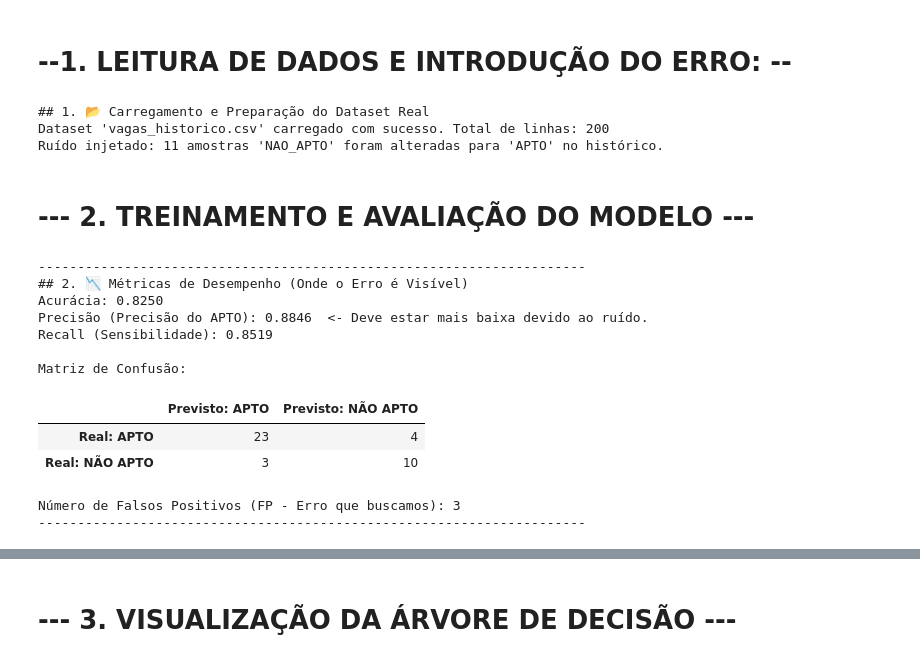
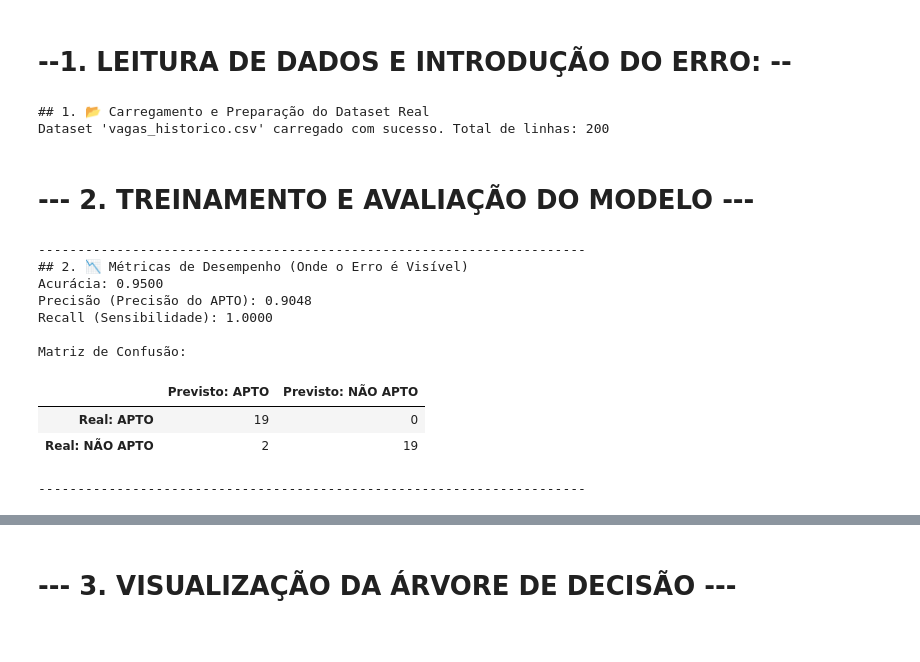
Before and after one commit to hrslv-dev/A3-IA, a Jupyter notebook: decision_tree_work-1.ipynb, the cells around one changed output, grey strips where cells are left out. Drawn from its saved outputs; the diff is of its cells as text; code cells hidden in the pictures.

```diff
--- a/decision_tree_work-1.ipynb
+++ b/decision_tree_work-1.ipynb
@@ -22,7 +21,7 @@ PERCENTUAL_RUIDO_FP = 0.15 # 15% das amostras 'NAO_APTO' serão forçadas a 'APT
 print("## 1. 📂 Carregamento e Preparação do Dataset Real")
 
 try:
-    # Tenta ler o arquivo CSV
+    # Tenta ler o arquivo CSV (que agora NÃO tem 'Exp_Anos')
     df_historico = pd.read_csv(FILE_NAME)
     print(f"Dataset '{FILE_NAME}' carregado com sucesso. Total de linhas: {len(df_historico)}")
 except FileNotFoundError:
@@ -31,35 +30,27 @@ except FileNotFoundError:
     # Se o CSV não existir, gera um dataset simulado como fallback
     np.random.seed(42)
     n_samples = 150
+
+    # 🚨 ALTERAÇÃO: Dataset simulado sem 'Exp_Anos'
     df_historico = pd.DataFrame({
-        'Exp_Anos': np.random.randint(0, 12, n_samples),
         'Ingles_Avancado': np.random.randint(0, 2, n_samples),
         'Conhece_Python': np.random.randint(0, 2, n_samples),
         'Tem_Cloud': np.random.randint(0, 2, n_samples),
     })
-    # Cria uma regra de resultado inicial para o dataset simulado
+
+    # 🚨 ALTERAÇÃO: Nova lógica de resultado sem 'Exp_Anos'
+    # Lógica: É APTO se (Inglês E Python) OU (Cloud E Python) OU (Inglês E Cloud)
     df_historico['Resultado'] = np.where(
-        ((df_historico['Exp_Anos'] >= 5) & (df_historico['Conhece_Python'] == 1)) |
-        ((df_historico['Exp_Anos'] >= 8) & (df_historico['Tem_Cloud'] == 1)),
+        ((df_historico['Ingles_Avancado'] == 1) & (df_historico['Conhece_Python'] == 1)) |
+        ((df_historico['Tem_Cloud'] == 1) & (df_historico['Conhece_Python'] == 1)) |
+        ((df_historico['Ingles_Avancado'] == 1) & (df_historico['Tem_Cloud'] == 1)),
         'APTO',
         'NAO_APTO'
     )
 
-# --- INJECÇÃO DE RUÍDO (Simulando Falsos Positivos Históricos) ---
-# Altera aleatoriamente algumas amostras de 'NAO_APTO' para 'APTO'.
-# Isso simula um histórico onde o recrutador contratou pessoas que não estavam
-# tecnicamente aptas, ensinando o modelo a ser mais 'otimista' (propenso a FP).
-
-df_nao_apto = df_historico[df_historico['Resultado'] == 'NAO_APTO']
-n_ruido = int(len(df_nao_apto) * PERCENTUAL_RUIDO_FP)
-indices_ruido = df_nao_apto.sample(n=n_ruido, random_state=42).index
-
-df_historico.loc[indices_ruido, 'Resultado'] = 'APTO' # Injeta o Falso Positivo no dataset de treino
-
-print(f"Ruído injetado: {n_ruido} amostras 'NAO_APTO' foram alteradas para 'APTO' no histórico.")
-
-# Variáveis (Features) e Alvo (Target)
-X = df_historico[['Exp_Anos', 'Ingles_Avancado', 'Conhece_Python', 'Tem_Cloud']]
+    # Variáveis (Features) e Alvo (Target)
+# 🚨 ALTERAÇÃO: Remove 'Exp_Anos' da lista de features de treinamento (X)
+X = df_historico[['Ingles_Avancado', 'Conhece_Python', 'Tem_Cloud']]
 y = df_historico['Resultado']
 feature_names = list(X.columns)
 class_names = ['APTO', 'NAO_APTO']
@@ -71,44 +62,38 @@ X_train, X_test, y_train, y_test = train_test_split(
 # %% [output]
 ## 1. 📂 Carregamento e Preparação do Dataset Real
 Dataset 'vagas_historico.csv' carregado com sucesso. Total de linhas: 200
-Ruído injetado: 11 amostras 'NAO_APTO' foram alteradas para 'APTO' no histórico.
 # %% [markdown]
 # --- 2. TREINAMENTO E AVALIAÇÃO DO MODELO ---
 # %%
 clf = DecisionTreeClassifier(max_depth=4, random_state=42)
-clf.fit(X_train, y_train)
+clf.fit(X_train, y_train) # Modelo treinado sem 'Exp_Anos'
 
 print("-" * 70)
 print("## 2. 📉 Métricas de Desempenho (Onde o Erro é Visível)")
 
+# O restante das métricas funciona normalmente
 y_pred = clf.predict(X_test)
 acuracia = accuracy_score(y_test, y_pred)
-# Ajuste de erro: Se o modelo é 'otimista', esperamos Precisão mais baixa (mais Falsos Positivos)
 precision = precision_score(y_test, y_pred, pos_label='APTO', zero_division=0)
 recall = recall_score(y_test, y_pred, pos_label='APTO', zero_division=0)
 cm = confusion_matrix(y_test, y_pred, labels=['APTO', 'NAO_APTO'])
 
 print(f"Acurácia: {acuracia:.4f}")
-print(f"Precisão (Precisão do APTO): {precision:.4f}  <- Deve estar mais baixa devido ao ruído.")
+print(f"Precisão (Precisão do APTO): {precision:.4f} ")
 print(f"Recall (Sensibilidade): {recall:.4f}")
 print("\nMatriz de Confusão:")
 display(pd.DataFrame(cm, index=['Real: APTO', 'Real: NÃO APTO'], columns=['Previsto: APTO', 'Previsto: NÃO APTO']))
 
-# Foco no Falso Positivo (FP):
-falso_positivo = cm[1, 0]
-print(f"\nNúmero de Falsos Positivos (FP - Erro que buscamos): {falso_positivo}")
-
 print("-" * 70)
 # %% [output]
 ----------------------------------------------------------------------
 ## 2. 📉 Métricas de Desempenho (Onde o Erro é Visível)
-Acurácia: 0.8250
-Precisão (Precisão do APTO): 0.8846  <- Deve estar mais baixa devido ao ruído.
-Recall (Sensibilidade): 0.8519
+Acurácia: 0.9500
+Precisão (Precisão do APTO): 0.9048
+Recall (Sensibilidade): 1.0000
 
 Matriz de Confusão:
 |  | Previsto: APTO | Previsto: NÃO APTO |
-| Real: APTO | 23 | 4 |
-| Real: NÃO APTO | 3 | 10 |
+| Real: APTO | 19 | 0 |
+| Real: NÃO APTO | 2 | 19 |
-Número de Falsos Positivos (FP - Erro que buscamos): 3
 ----------------------------------------------------------------------
```
Also changed, not shown: parts of 5 cells of this notebook, 2 other files.
